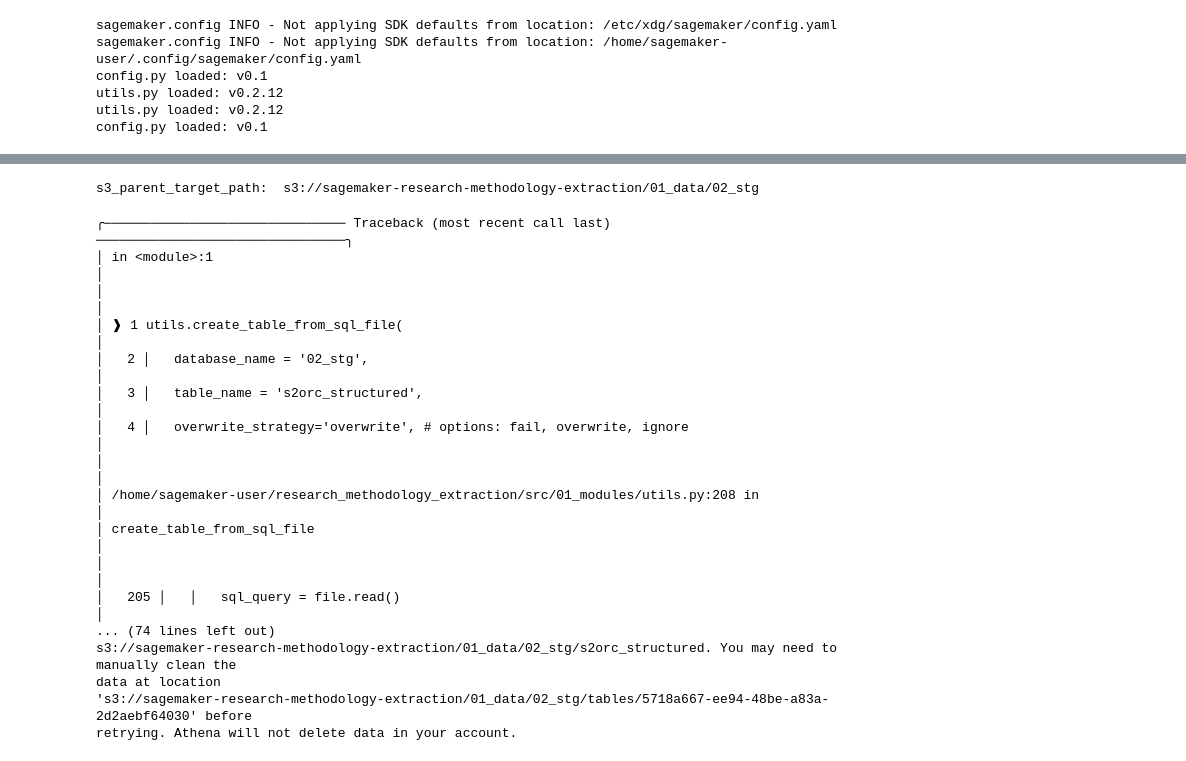
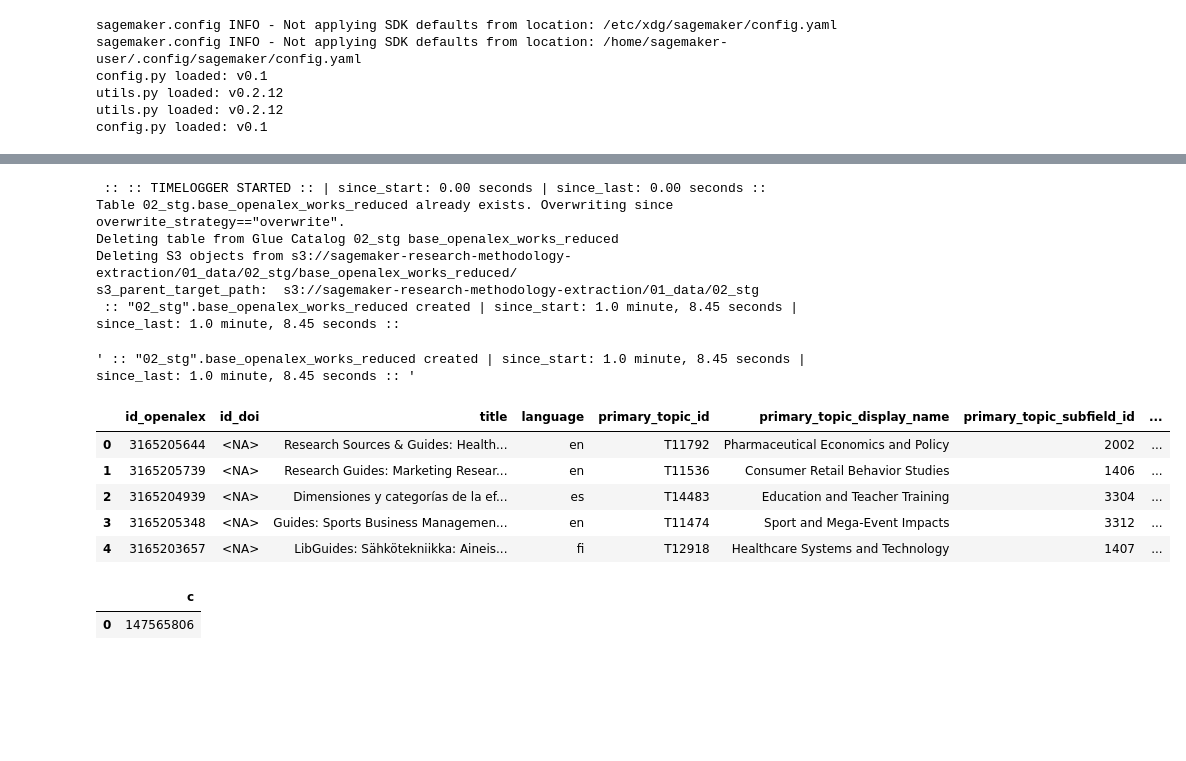
Before and after one commit to ka-steve/sagemaker_research_classification, a Jupyter notebook: src/03_transformation/03_01_transformation_control.ipynb, the cells around one changed output, grey strips where cells are left out. Drawn from its saved outputs; the diff is of its cells as text; code cells hidden in the pictures; blank space fills up the shorter version.

Commit message:
Hopefully, finally repaired openalex_works_reduced

```diff
--- a/src/03_transformation/03_01_transformation_control.ipynb
+++ b/src/03_transformation/03_01_transformation_control.ipynb
@@ -81,26 +118,32 @@ INFO:sagemaker:Creating processing-job with name openalex-works-reduction-2025-0
 # %%
+timelogger = utils.TimeLogger()
 utils.create_table_from_sql_file(
     database_name = '02_stg',
-    table_name = 's2orc_structured',
+    table_name = 'base_openalex_works_reduced',
     overwrite_strategy='overwrite', # options: fail, overwrite, ignore
     wait=True,
 )
+timelogger.log('"02_stg".base_openalex_works_reduced created')
+# TODO: re-run after full manual transformation finished:
+# https://eu-west-2.console.aws.amazon.com/cloudwatch/home?region=eu-west-2#logsV2:log-groups/log-group/$252Faws$252Fsagemaker$252FProcessingJobs/log-events/openalex-works-reduction-2025-08-28-17-31-02-718$252Falgo-1-1756402311
 # %% [output]
+ :: :: TIMELOGGER STARTED :: | since_start: 0.00 seconds | since_last: 0.00 seconds ::
+Table 02_stg.base_openalex_works_reduced already exists. Overwriting since overwrite_strategy=="overwrite".
+Deleting table from Glue Catalog 02_stg base_openalex_works_reduced
+Deleting S3 objects from s3://sagemaker-research-methodology-extraction/01_data/02_stg/base_openalex_works_reduced/
 s3_parent_target_path:  s3://sagemaker-research-methodology-extraction/01_data/02_stg
+ :: "02_stg".base_openalex_works_reduced created | since_start: 1.0 minute, 8.45 seconds | since_last: 1.0 minute, 8.45 seconds ::
-╭─────────────────────────────── Traceback (most recent call last) ────────────────────────────────╮
-│ in <module>:1                                                                                    │
-│                                                                                                  │
-│ ❱ 1 utils.create_table_from_sql_file(                                                            │
-│   2 │   database_name = '02_stg',                                                                │
-│   3 │   table_name = 's2orc_structured',                                                         │
-│   4 │   overwrite_strategy='overwrite', # options: fail, overwrite, ignore                       │
-│                                                                                                  │
-│ /home/sagemaker-user/research_methodology_extraction/src/01_modules/utils.py:208 in              │
-│ create_table_from_sql_file                                                                       │
-│                                                                                                  │
-│   205 │   │   sql_query = file.read()                                                            │
-... (74 lines left out)
-s3://sagemaker-research-methodology-extraction/01_data/02_stg/s2orc_structured. You may need to manually clean the
-data at location
-'s3://sagemaker-research-methodology-extraction/01_data/02_stg/tables/5718a667-ee94-48be-a83a-2d2aebf64030' before
-retrying. Athena will not delete data in your account.
+' :: "02_stg".base_openalex_works_reduced created | since_start: 1.0 minute, 8.45 seconds | since_last: 1.0 minute, 8.45 seconds :: '
+# %%
+utils.pd_set_options()
+display(wr.athena.read_sql_query("""SELECT * FROM "02_stg".base_openalex_works_reduced LIMIT 5 """, '02_stg'))
+display(wr.athena.read_sql_query("""SELECT COUNT(*) AS c FROM "02_stg".base_openalex_works_reduced """, '02_stg'))
+# %% [output]
+|  | id_openalex | id_doi | title | language | primary_topic_id | primary_topic_display_name | primary_topic_subfield_id | ... |
+| 0 | 3165205644 | <NA> | Research Sources & Guides: Health... | en | T11792 | Pharmaceutical Economics and Policy | 2002 | ... |
+| 1 | 3165205739 | <NA> | Research Guides: Marketing Resear... | en | T11536 | Consumer Retail Behavior Studies | 1406 | ... |
+| 2 | 3165204939 | <NA> | Dimensiones y categorías de la ef... | es | T14483 | Education and Teacher Training | 3304 | ... |
+| 3 | 3165205348 | <NA> | Guides: Sports Business Managemen... | en | T11474 | Sport and Mega-Event Impacts | 3312 | ... |
+| 4 | 3165203657 | <NA> | LibGuides: Sähkötekniikka: Aineis... | fi | T12918 | Healthcare Systems and Technology | 1407 | ... |
+|  | c |
+| 0 | 147565806 |
```
Also changed, not shown: parts of 2 cells of this notebook, 5 other files.
